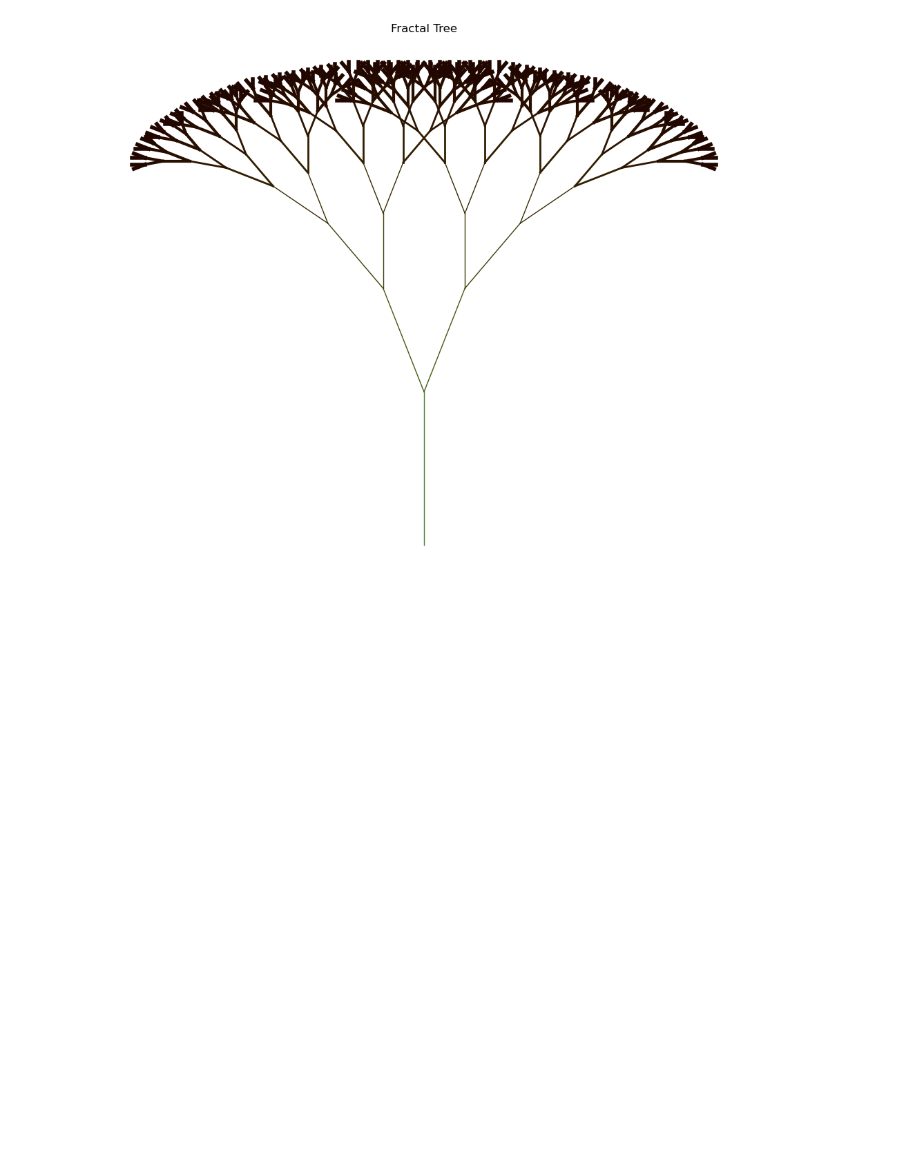
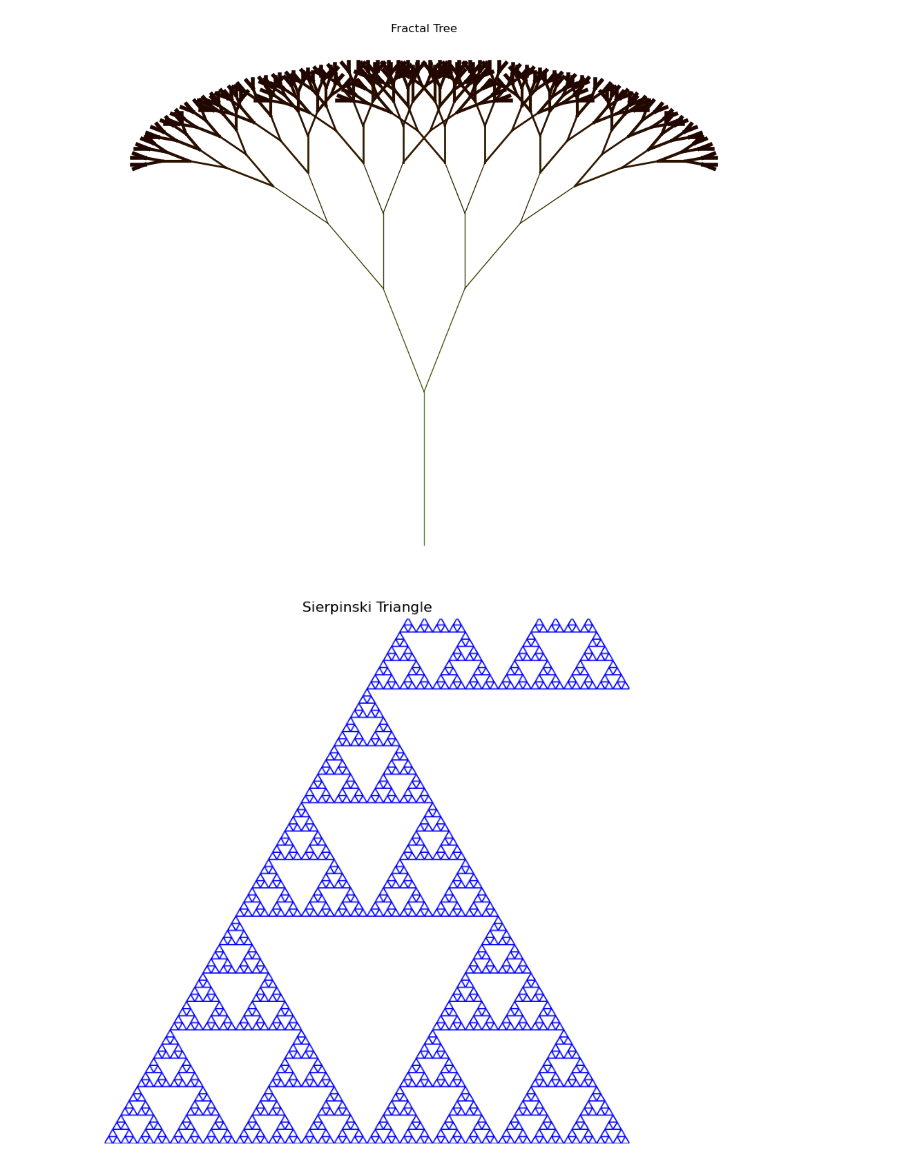
Before and after one commit to rmd360/machinelearningproject, a Jupyter notebook: Patterns.ipynb, the cells around one changed output. Drawn from its saved outputs; the diff is of its cells as text; code cells hidden in the pictures; blank space fills up the shorter version.

```diff
--- a/Patterns.ipynb
+++ b/Patterns.ipynb
@@ -41,3 +41,35 @@ draw_tree(0, -100, 120, 90, 0, (0.3, 0.5, 0.2))
 plt.show()
 # %% [output]
 [figure]
+# %%
+import matplotlib.pyplot as plt
+import numpy as np
+
+def sierpinski_triangle(ax, vertices, depth, color='black'):
+    if depth == 0:
+        triangle = plt.Polygon(vertices, edgecolor=color, facecolor='none')
+        ax.add_patch(triangle)
+    else:
+        # Calculate midpoints of each edge
+        midpoints = [
+            (vertices[i] + vertices[(i+1) % 3]) / 2 for i in range(3)
+        ]
+        # Draw 3 smaller triangles recursively
+        for i in range(3):
+            sierpinski_triangle(
+                ax, [vertices[i], midpoints[i], midpoints[(i+2) % 3]], depth-1, color
+            )
+
+fig, ax = plt.subplots(figsize=(8, 8))
+ax.set_aspect('equal')
+ax.axis('off')
+
+# Define the initial triangle vertices
+vertices = np.array([[0, 0], [1, np.sqrt(3)], [2, 0]])
+depth = 7  # Adjust depth as needed
+
+sierpinski_triangle(ax, vertices, depth, color='blue')
+plt.title("Sierpinski Triangle")
+plt.show()
+# %% [output]
+[figure, added]
```
